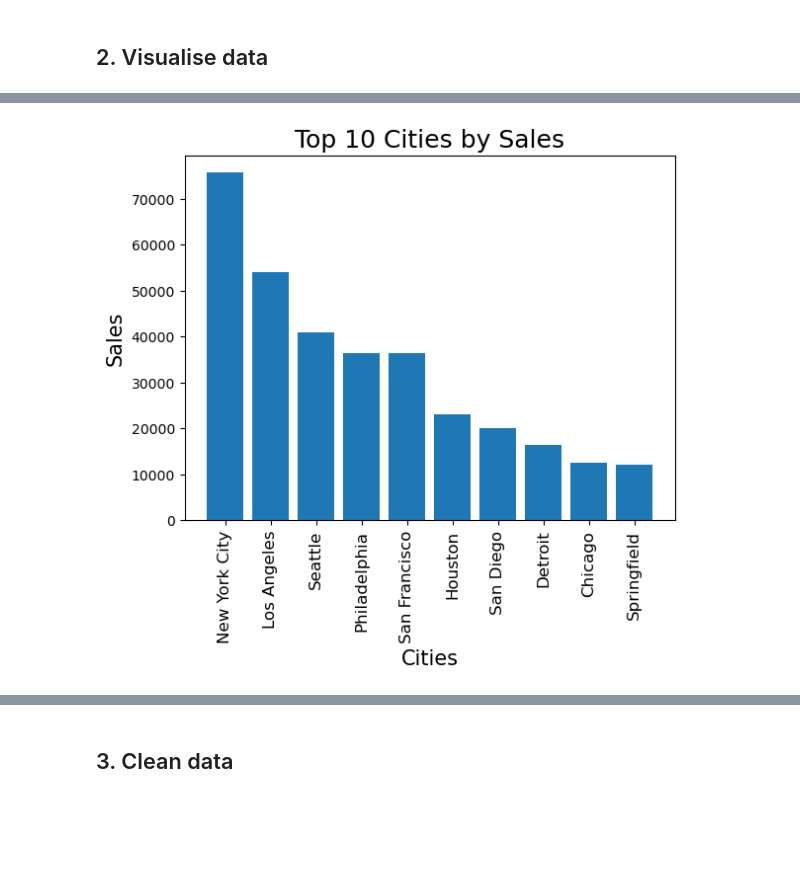
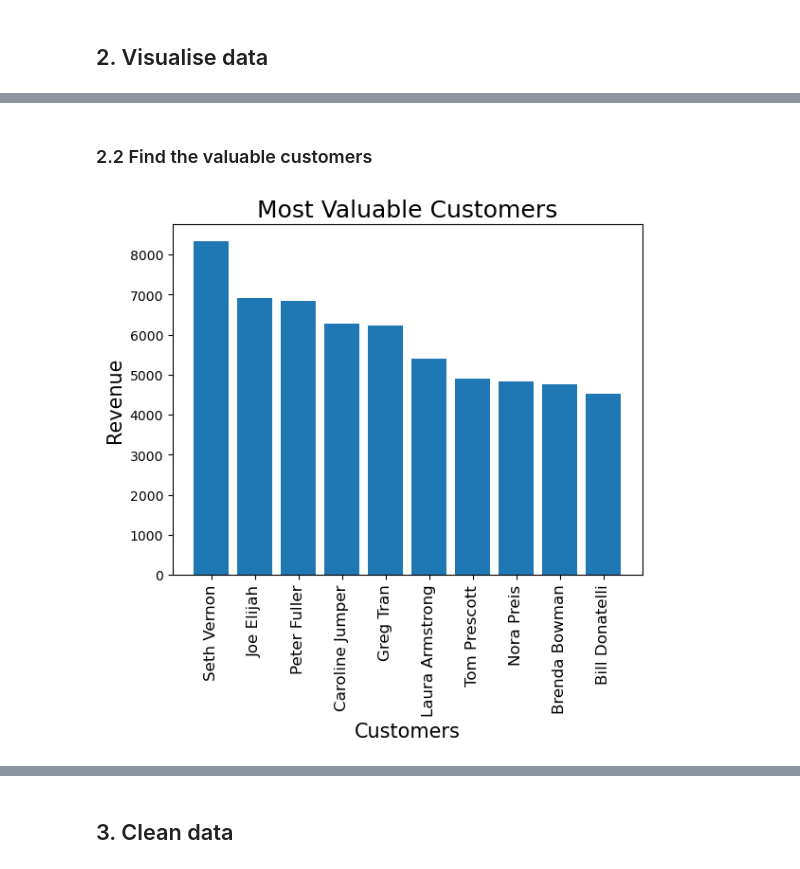
Before and after one commit to CandaceYMS/2024-Phase-2-data-science, a Jupyter notebook: data-science/1. Analysis and Preprocessing/part1-submission.ipynb, the cells around one changed output, grey strips where cells are left out. Cells and saved outputs as stored; diff of their text form; code cells hidden in the pictures; blank space fills up the shorter version.

```diff
--- a/data-science/1. Analysis and Preprocessing/part1-submission.ipynb
+++ b/data-science/1. Analysis and Preprocessing/part1-submission.ipynb
@@ -354,17 +420,18 @@ plt.show()
+# %% [markdown]
+### 2.2 Find the valuable customers
 # %%
-# Which cities are generating the highest revenue?
+# Sort the customers name as per the sales, round to 2 decimal places and show the top 10 customers.
+top_customer = df.groupby(['Customer Name'])[['Sales']].sum().sort_values('Sales',ascending = False).round(2).head(10)
 
-# Sort the cities as per the sales, round to 2 decimal places and show the top 10 cities.
-top_cities = df.groupby(['City'])[['Sales', 'Quantity']].sum().sort_values('Sales',ascending = False).round(2).head(10)
+# Since we have used groupby, we will have to reset the index to add the customer name into dataframe
+top_customer.reset_index(inplace=True)
 
-# Since we have used groupby, we will have to reset the index to add the cities into dataframe
-top_cities.reset_index(inplace=True)
+plt.title("Most Valuable Customers", fontsize=18)
+plt.bar(top_customer["Customer Name"], top_customer["Sales"])
+plt.xlabel("Customers",fontsize=15) # x axis shows the customers
+plt.ylabel("Revenue",fontsize=15) # y axis shows the Revenue
+plt.xticks(fontsize=12, rotation=90)
 
-plt.bar(top_cities["City"],top_cities["Sales"])
-plt.title("Top 10 Cities by Sales", fontsize=18)
-plt.xlabel("Cities",fontsize=15) # x axis shows the customers
-plt.ylabel("Sales",fontsize=15) # y axis shows the Revenue
-plt.xticks(fontsize=12, rotation=90)
 plt.show()
 # %% [output]
-[figure, old version]
+[figure, new version]
```
Also changed, not shown: parts of 33 cells of this notebook.
